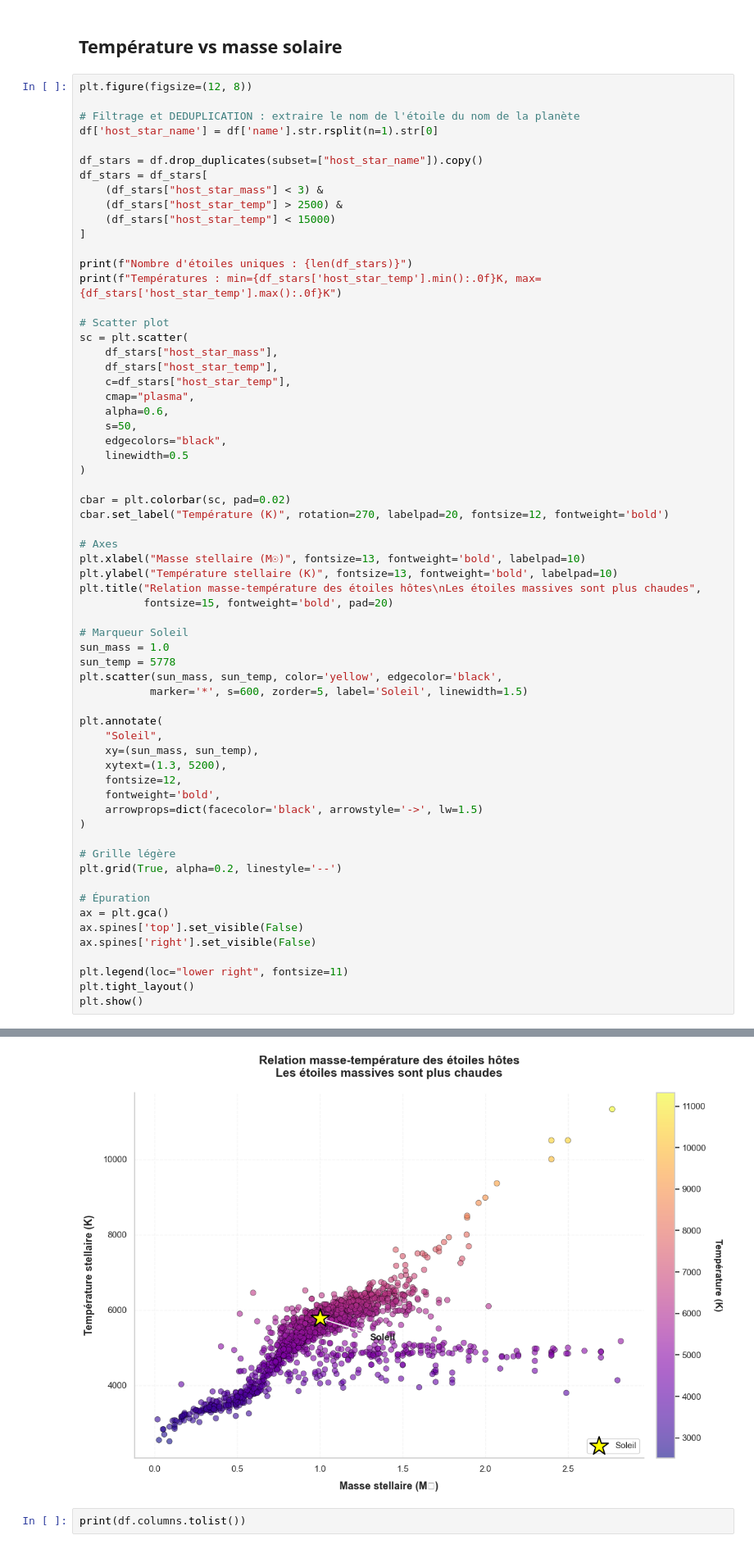
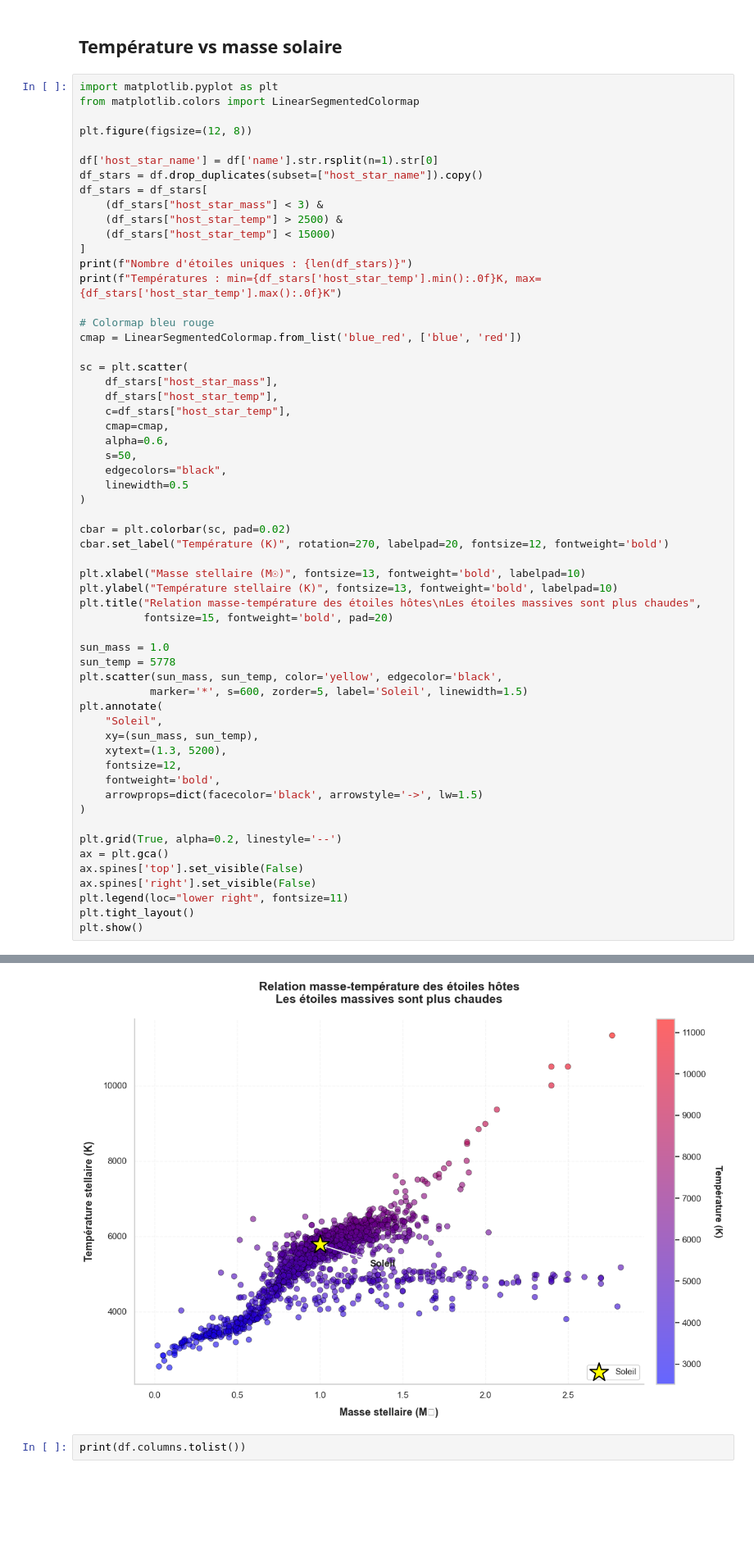
Before and after one commit to Ndoumbe48/Projet-Datastorytelling-open_exoplanet_catalogue, a Jupyter notebook: exoplanet_acte_1_ordre_dans_le_chaos.ipynb, the cells around one changed output, grey strips where cells are left out. Shown at 82% size. Cells and saved outputs as stored; diff of their text form; blank space fills up the shorter version.

```diff
--- a/exoplanet_acte_1_ordre_dans_le_chaos.ipynb
+++ b/exoplanet_acte_1_ordre_dans_le_chaos.ipynb
@@ -473,27 +473,29 @@ Autre relation fondamentale : la période orbitale augmente avec la distance à
 # %% [markdown]
 ## Température vs masse solaire
 # %%
+import matplotlib.pyplot as plt
+from matplotlib.colors import LinearSegmentedColormap
+
 plt.figure(figsize=(12, 8))
 
-# Filtrage et DEDUPLICATION : extraire le nom de l'étoile du nom de la planète
 df['host_star_name'] = df['name'].str.rsplit(n=1).str[0]
-
 df_stars = df.drop_duplicates(subset=["host_star_name"]).copy()
 df_stars = df_stars[
     (df_stars["host_star_mass"] < 3) &
     (df_stars["host_star_temp"] > 2500) &
     (df_stars["host_star_temp"] < 15000)
 ]
-
 print(f"Nombre d'étoiles uniques : {len(df_stars)}")
 print(f"Températures : min={df_stars['host_star_temp'].min():.0f}K, max={df_stars['host_star_temp'].max():.0f}K")
 
-# Scatter plot
+# Colormap bleu rouge
+cmap = LinearSegmentedColormap.from_list('blue_red', ['blue', 'red'])
+
 sc = plt.scatter(
     df_stars["host_star_mass"],
     df_stars["host_star_temp"],
     c=df_stars["host_star_temp"],
-    cmap="plasma",
+    cmap=cmap,
     alpha=0.6,
     s=50,
     edgecolors="black",
@@ -503,42 +505,35 @@ sc = plt.scatter(
 cbar = plt.colorbar(sc, pad=0.02)
 cbar.set_label("Température (K)", rotation=270, labelpad=20, fontsize=12, fontweight='bold')
 
-# Axes
 plt.xlabel("Masse stellaire (M☉)", fontsize=13, fontweight='bold', labelpad=10)
 plt.ylabel("Température stellaire (K)", fontsize=13, fontweight='bold', labelpad=10)
 plt.title("Relation masse-température des étoiles hôtes\nLes étoiles massives sont plus chaudes",
           fontsize=15, fontweight='bold', pad=20)
 
-# Marqueur Soleil
 sun_mass = 1.0
 sun_temp = 5778
 plt.scatter(sun_mass, sun_temp, color='yellow', edgecolor='black',
            marker='*', s=600, zorder=5, label='Soleil', linewidth=1.5)
-
 plt.annotate(
     "Soleil",
     xy=(sun_mass, sun_temp),
     xytext=(1.3, 5200),
     fontsize=12,
     fontweight='bold',
     arrowprops=dict(facecolor='black', arrowstyle='->', lw=1.5)
 )
 
-# Grille légère
 plt.grid(True, alpha=0.2, linestyle='--')
-
-# Épuration
 ax = plt.gca()
 ax.spines['top'].set_visible(False)
 ax.spines['right'].set_visible(False)
-
 plt.legend(loc="lower right", fontsize=11)
 plt.tight_layout()
 plt.show()
 # %% [output]
 Nombre d'étoiles uniques : 1805
 Températures : min=2516K, max=11327K
-[figure, old version]
+[figure, new version]
 # %%
 print(df.columns.tolist())
 # %% [output]
```
